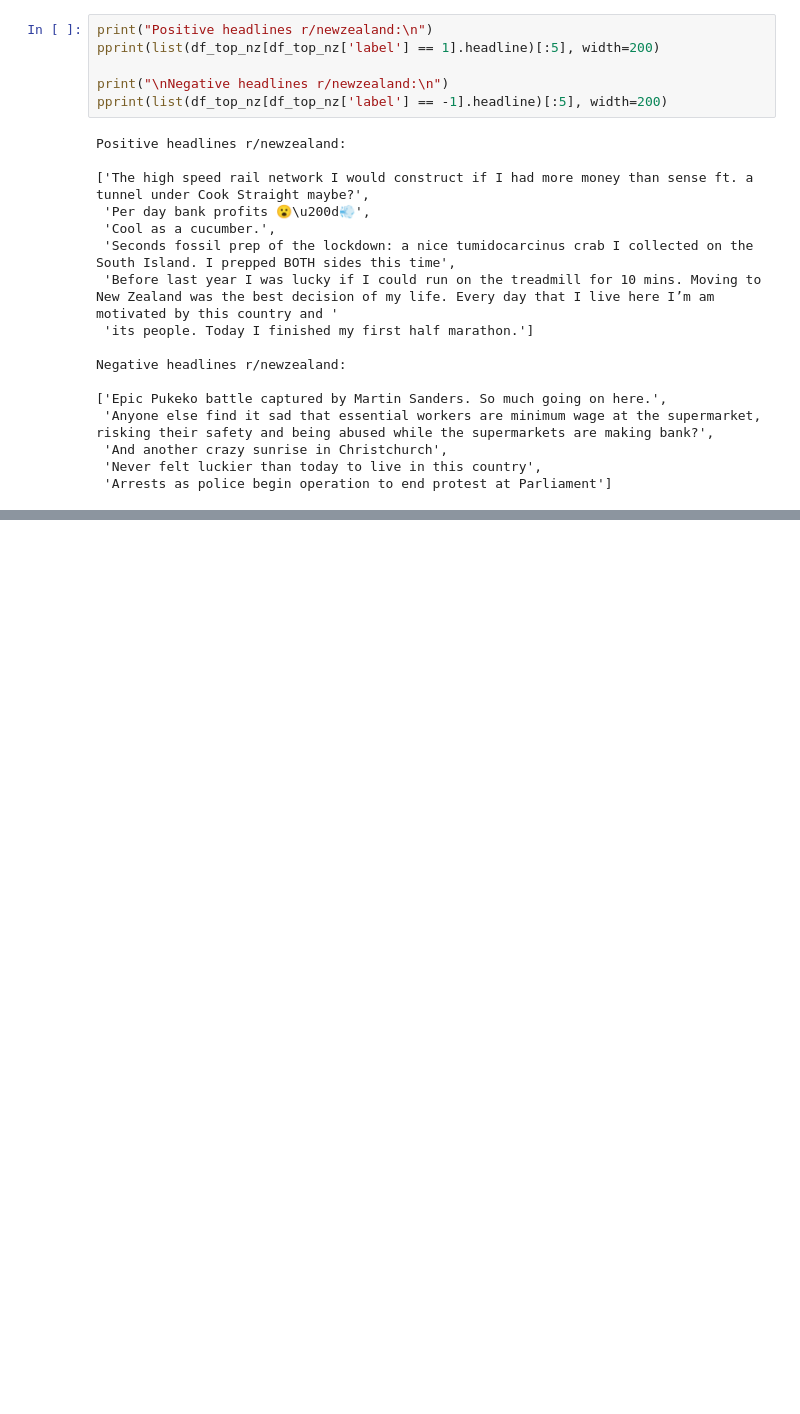
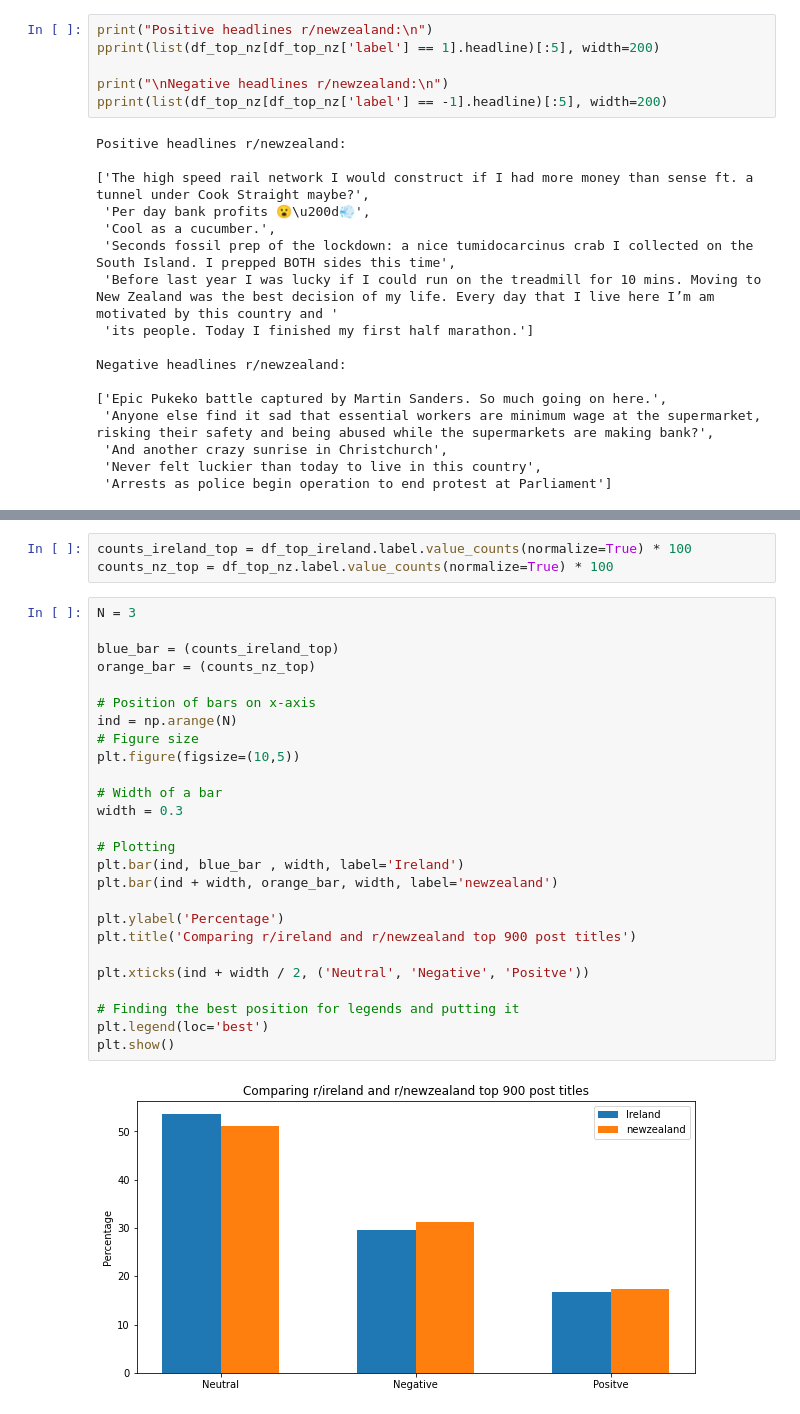
Before and after one commit to Gus1616/investigation_of_language_styles_reddit, a Jupyter notebook: 17350796_reddit_assignment_notebook.ipynb, the cells around one changed output, grey strips where cells are left out. Saved outputs shown, nothing was run; the diff lists cells and outputs as text; blank space fills up the shorter version.

```diff
--- a/17350796_reddit_assignment_notebook.ipynb
+++ b/17350796_reddit_assignment_notebook.ipynb
@@ -608,0 +635,31 @@ Negative headlines r/newzealand:
+# %%
+counts_ireland_top = df_top_ireland.label.value_counts(normalize=True) * 100
+counts_nz_top = df_top_nz.label.value_counts(normalize=True) * 100
+# %%
+N = 3
+
+blue_bar = (counts_ireland_top)
+orange_bar = (counts_nz_top)
+
+# Position of bars on x-axis
+ind = np.arange(N)
+# Figure size
+plt.figure(figsize=(10,5))
+
+# Width of a bar
+width = 0.3
+
+# Plotting
+plt.bar(ind, blue_bar , width, label='Ireland')
+plt.bar(ind + width, orange_bar, width, label='newzealand')
+
+plt.ylabel('Percentage')
+plt.title('Comparing r/ireland and r/newzealand top 900 post titles')
+
+plt.xticks(ind + width / 2, ('Neutral', 'Negative', 'Positve'))
+
+# Finding the best position for legends and putting it
+plt.legend(loc='best')
+plt.show()
+# %% [output]
+[figure, added]
```
Also changed, not shown: parts of 9 cells of this notebook.
